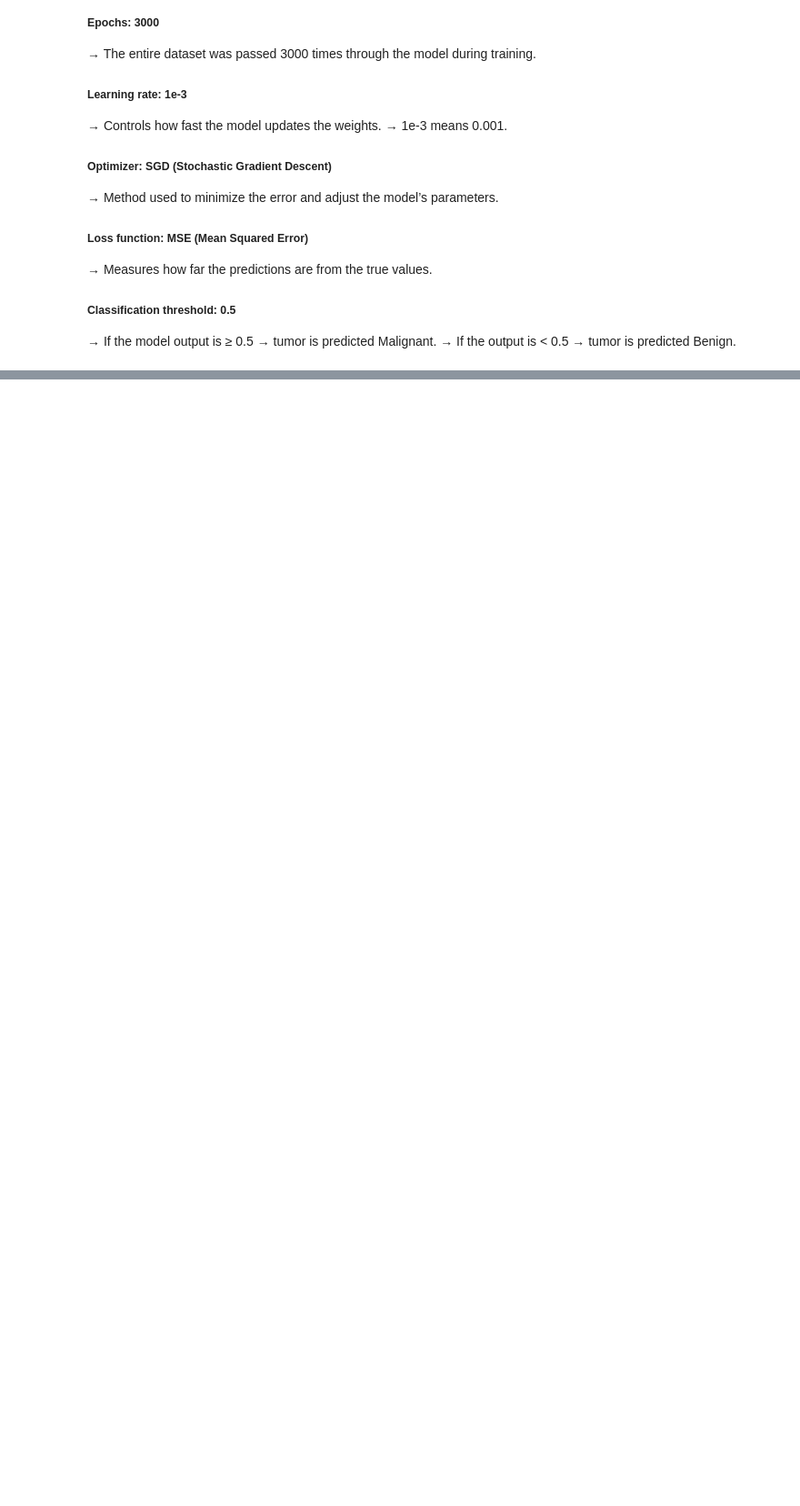
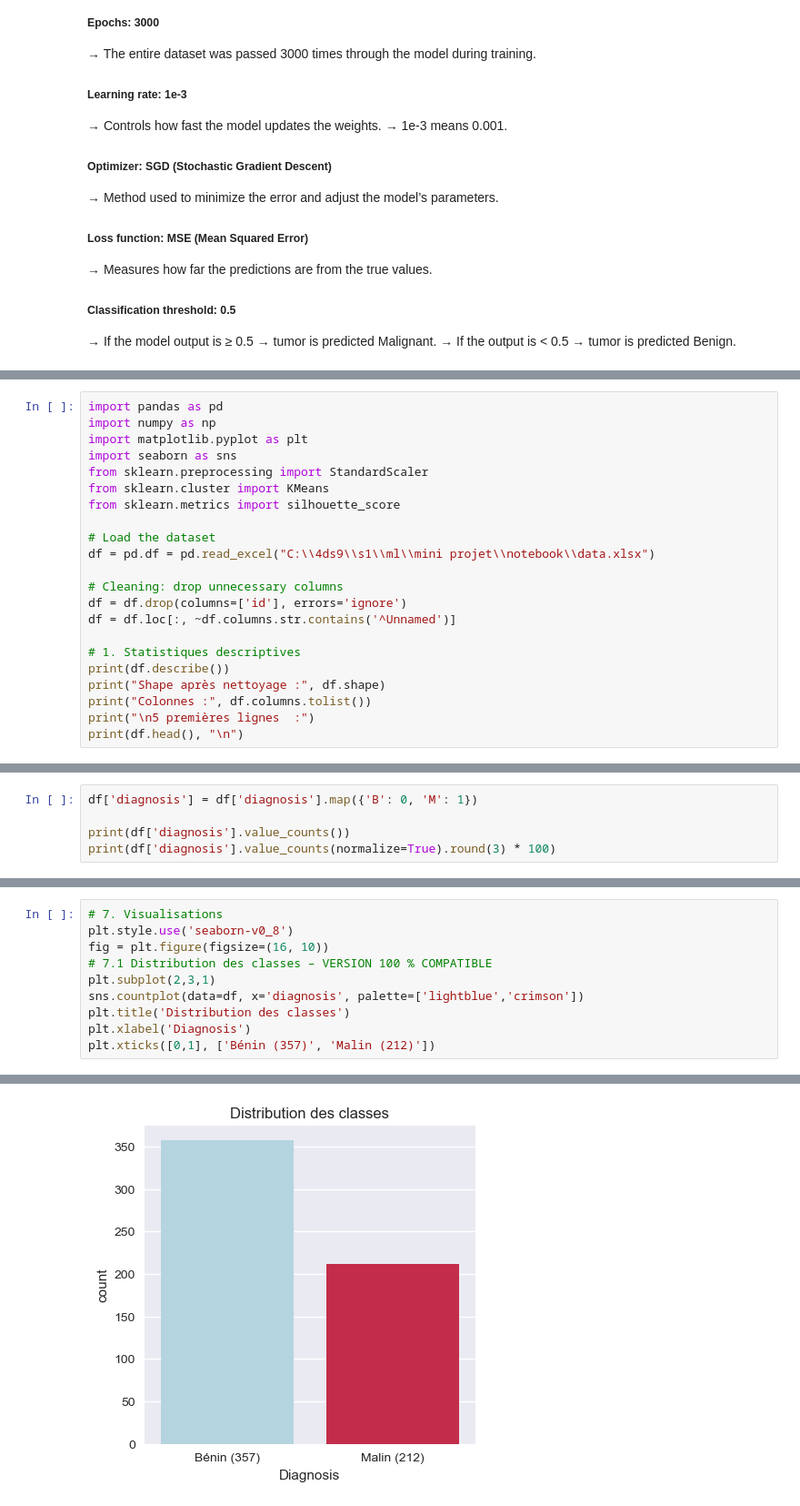
Before and after one commit to youssef060902/Algonomads_ML, a Jupyter notebook: Project.ipynb, the cells around one changed output, grey strips where cells are left out. Shown at 91% size. Saved outputs shown, nothing was run; the diff lists cells and outputs as text; blank space fills up the shorter version.

Commit message:
data understanding

```diff
--- a/Project.ipynb
+++ b/Project.ipynb
@@ -68,0 +65,22 @@ These are the settings used to train the model:
+# %%
+import pandas as pd
+import numpy as np
+import matplotlib.pyplot as plt
+import seaborn as sns
+from sklearn.preprocessing import StandardScaler
+from sklearn.cluster import KMeans
+from sklearn.metrics import silhouette_score
+
+# Load the dataset
+df = pd.df = pd.read_excel("C:\\4ds9\\s1\\ml\\mini projet\\notebook\\data.xlsx")
+
+# Cleaning: drop unnecessary columns
+df = df.drop(columns=['id'], errors='ignore')
+df = df.loc[:, ~df.columns.str.contains('^Unnamed')]
+
+# 1. Statistiques descriptives
+print(df.describe())
+print("Shape après nettoyage :", df.shape)
+print("Colonnes :", df.columns.tolist())
+print("\n5 premières lignes  :")
+print(df.head(), "\n")
@@ -68,0 +135,5 @@ These are the settings used to train the model:
+# %%
+df['diagnosis'] = df['diagnosis'].map({'B': 0, 'M': 1})
+
+print(df['diagnosis'].value_counts())
+print(df['diagnosis'].value_counts(normalize=True).round(3) * 100)
@@ -68,0 +176,11 @@ These are the settings used to train the model:
+# %%
+# 7. Visualisations
+plt.style.use('seaborn-v0_8')
+fig = plt.figure(figsize=(16, 10))
+# 7.1 Distribution des classes – VERSION 100 % COMPATIBLE
+plt.subplot(2,3,1)
+sns.countplot(data=df, x='diagnosis', palette=['lightblue','crimson'])
+plt.title('Distribution des classes')
+plt.xlabel('Diagnosis')
+plt.xticks([0,1], ['Bénin (357)', 'Malin (212)'])
+# %% [output]
@@ -68,0 +193 @@ These are the settings used to train the model:
+[figure, added]
```
Also changed, not shown: parts of 10 cells of this notebook.
